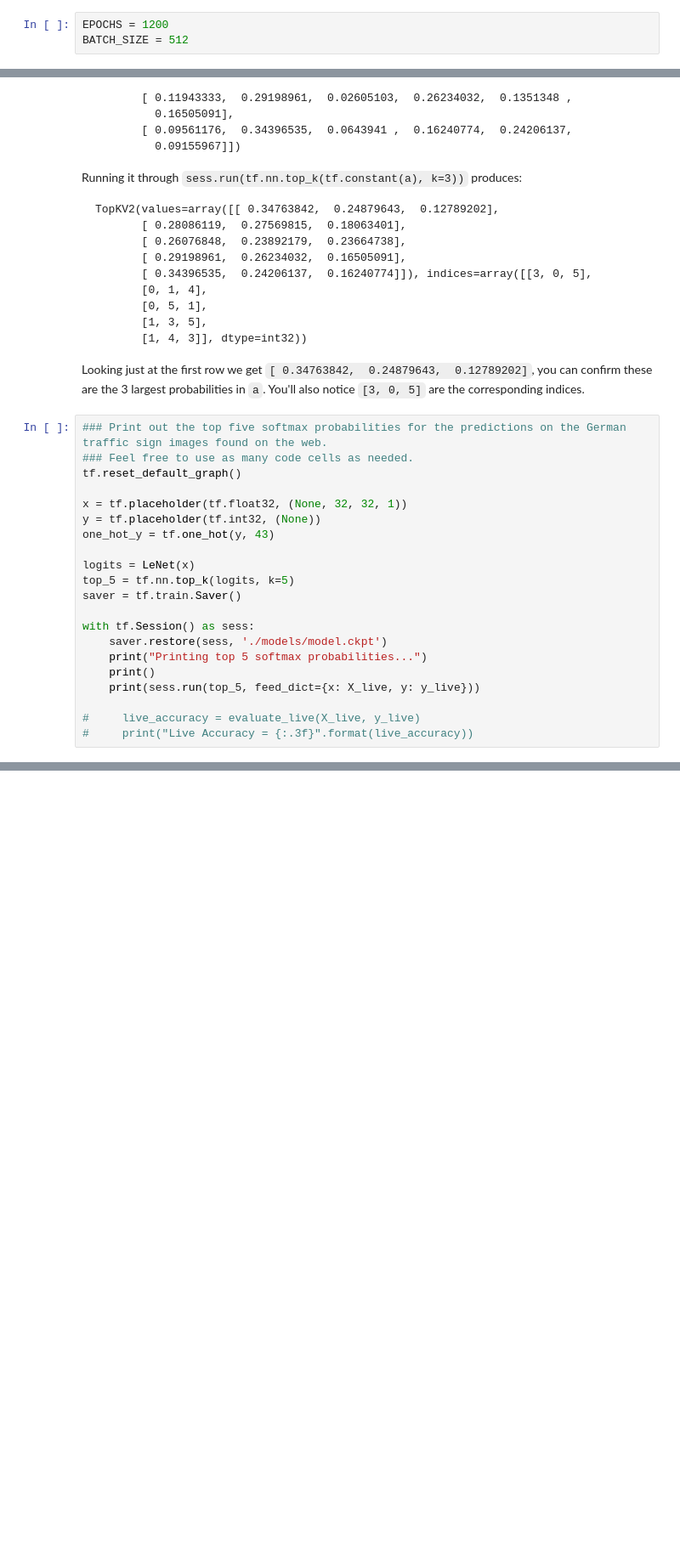
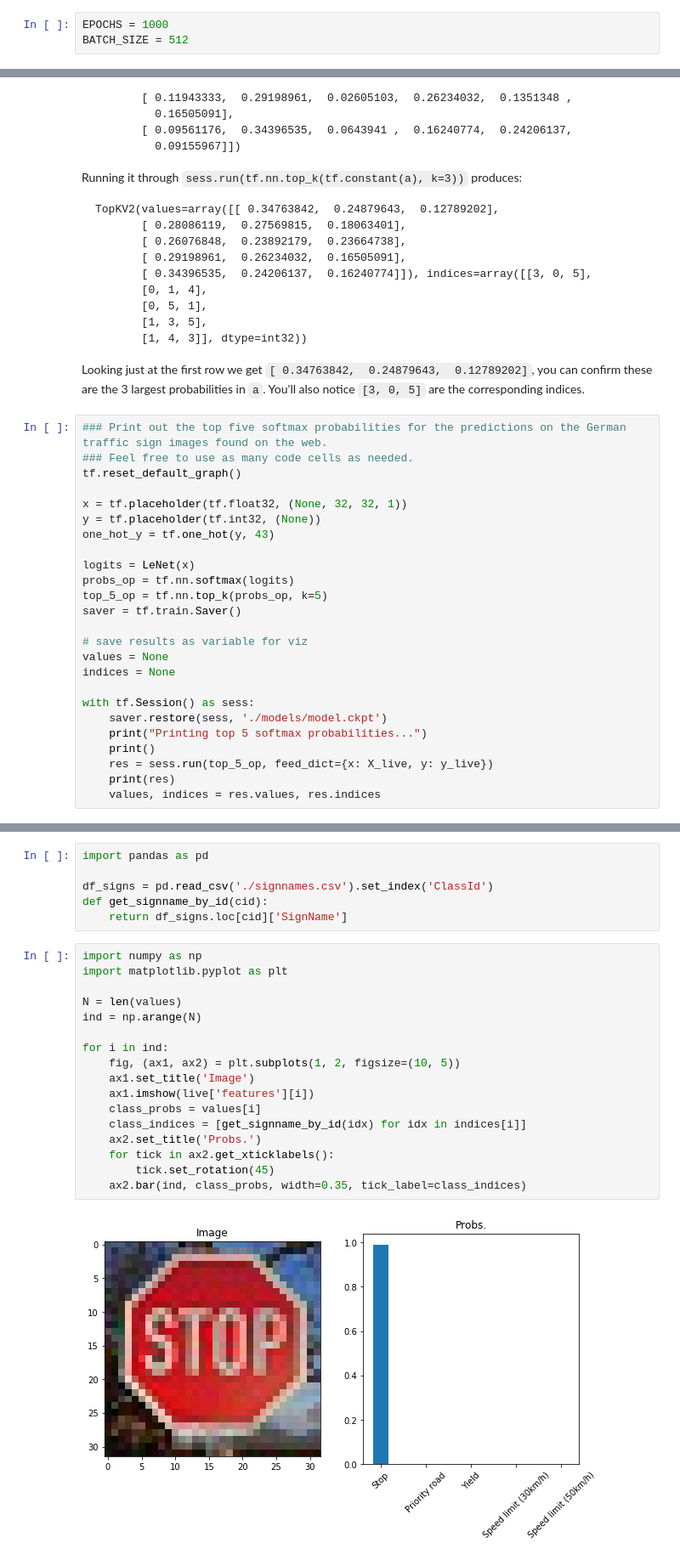
Before and after one commit to kyoungrok0517/CarND-Traffic-Sign-Classifier-Project, a Jupyter notebook: Traffic_Sign_Classifier.ipynb, the cells around one changed output, grey strips where cells are left out. Shown: that part at 85% size. Cells and saved outputs as stored; diff of their text form; blank space fills up the shorter version.

```diff
--- a/Traffic_Sign_Classifier.ipynb
+++ b/Traffic_Sign_Classifier.ipynb
@@ -261,7 +330,7 @@ training_operation = optimizer.minimize(loss_operation)
 # %% [markdown]
 ## Model Evaluation
 # %%
-EPOCHS = 1200
+EPOCHS = 1000
 BATCH_SIZE = 512
 # %%
 correct = tf.equal(tf.argmax(logits, 1), tf.argmax(one_hot_y, 1))
@@ -528,15 +604,19 @@ y = tf.placeholder(tf.int32, (None))
 one_hot_y = tf.one_hot(y, 43)
 
 logits = LeNet(x)
-top_5 = tf.nn.top_k(logits, k=5)
+probs_op = tf.nn.softmax(logits)
+top_5_op = tf.nn.top_k(probs_op, k=5)
 saver = tf.train.Saver()
+
+# save results as variable for viz
+values = None
+indices = None
 
 with tf.Session() as sess:
     saver.restore(sess, './models/model.ckpt')
     print("Printing top 5 softmax probabilities...")
     print()
-    print(sess.run(top_5, feed_dict={x: X_live, y: y_live}))
-
-#     live_accuracy = evaluate_live(X_live, y_live)
-#     print("Live Accuracy = {:.3f}".format(live_accuracy))
+    res = sess.run(top_5_op, feed_dict={x: X_live, y: y_live})
+    print(res)
+    values, indices = res.values, res.indices
 # %% [output]
@@ -559,0 +640,25 @@ TopKV2(values=array([[  6.68607569,   4.26891994,   2.98881602,   2.79366827,
+# %%
+import pandas as pd
+
+df_signs = pd.read_csv('./signnames.csv').set_index('ClassId')
+def get_signname_by_id(cid):
+    return df_signs.loc[cid]['SignName']
+# %%
+import numpy as np
+import matplotlib.pyplot as plt
+
+N = len(values)
+ind = np.arange(N)
+
+for i in ind:
+    fig, (ax1, ax2) = plt.subplots(1, 2, figsize=(10, 5))
+    ax1.set_title('Image')
+    ax1.imshow(live['features'][i])
+    class_probs = values[i]
+    class_indices = [get_signname_by_id(idx) for idx in indices[i]]
+    ax2.set_title('Probs.')
+    for tick in ax2.get_xticklabels():
+        tick.set_rotation(45)
+    ax2.bar(ind, class_probs, width=0.35, tick_label=class_indices)
+# %% [output]
+[figure, added]
```
Also changed, not shown: parts of 16 cells of this notebook, 14 other files.
